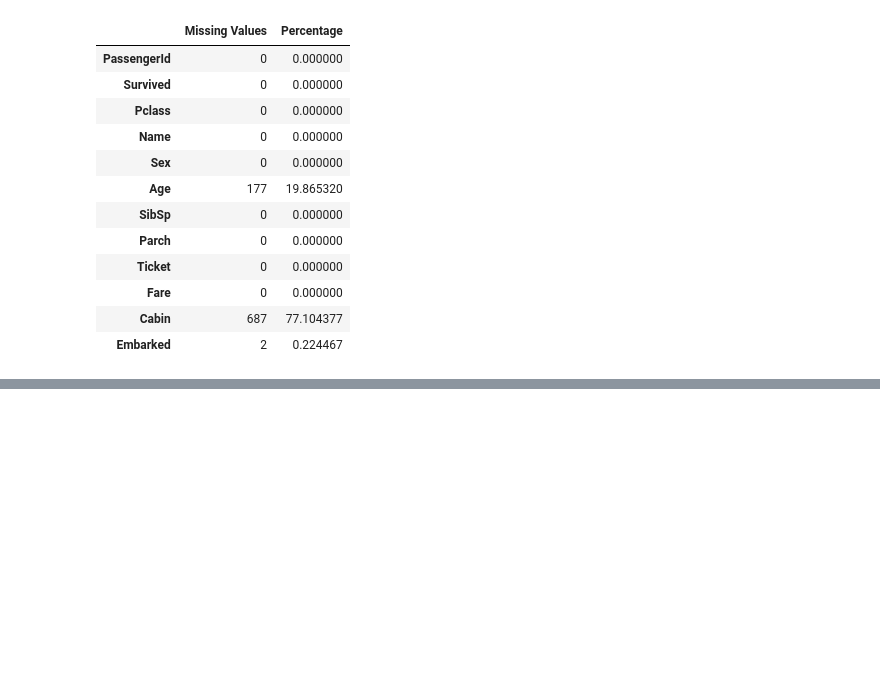
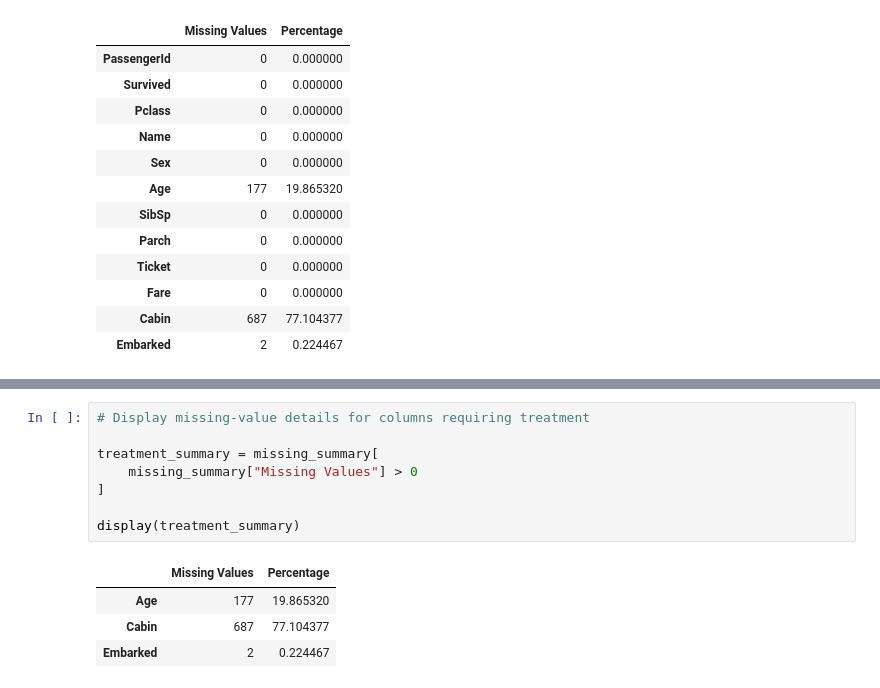
Before and after one commit to zuhranrasool/neurofive-ml-track, a Jupyter notebook: notebooks/Titanic_EDA.ipynb, the cells around one changed output, grey strips where cells are left out. Drawn from its saved outputs; the diff is of its cells as text; blank space fills up the shorter version.

Commit message:
Identify columns requiring missing value treatment

```diff
--- a/notebooks/Titanic_EDA.ipynb
+++ b/notebooks/Titanic_EDA.ipynb
@@ -412,0 +423,13 @@ Missing Value Summary:
+# %%
+# Display missing-value details for columns requiring treatment
+
+treatment_summary = missing_summary[
+    missing_summary["Missing Values"] > 0
+]
+
+display(treatment_summary)
+# %% [output]
+|  | Missing Values | Percentage |
+| Age | 177 | 19.865320 |
+| Cabin | 687 | 77.104377 |
+| Embarked | 2 | 0.224467 |
```
Also changed, not shown: parts of 2 cells of this notebook.
